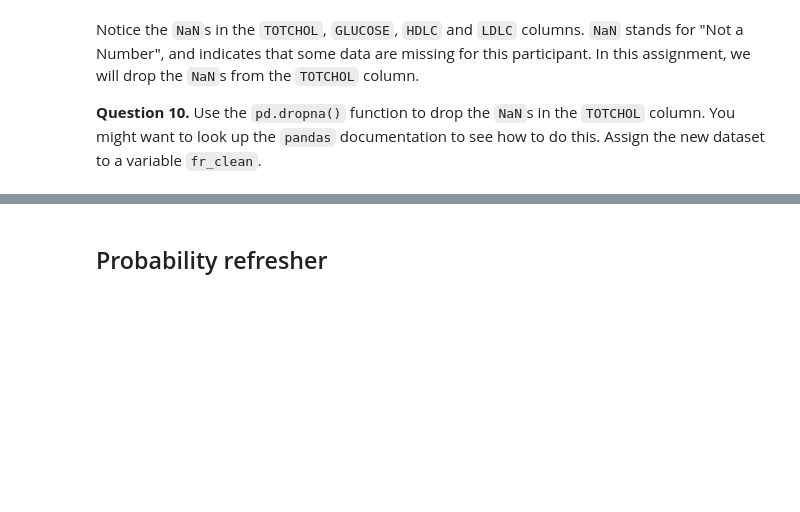
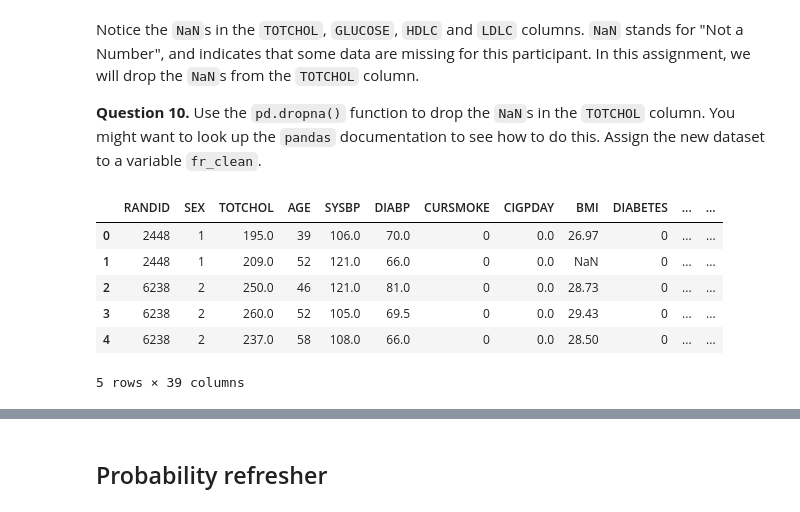
Before and after one commit to public-health-196/ph196-fa20, a Jupyter notebook: hw0/hw0.ipynb, the cells around one changed output, grey strips where cells are left out. Saved outputs shown, nothing was run; the diff lists cells and outputs as text; code cells hidden in the pictures; blank space fills up the shorter version.

```diff
--- a/hw0/hw0.ipynb
+++ b/hw0/hw0.ipynb
@@ -45,7 +50,7 @@ In this assignment, we'll be working with the `framingham` dataset from a compre
 
 *Hint 2:* To view the first five rows of `framingham`, you can use `framingham.head()`.
 # %%
-framingham = ...
+framingham = pd.read_csv("framingham_sample.csv")
 # View the first 5 rows
 # %% [markdown]
 Run the following cell to run some test cases that check your answer. You should treat these tests as sanity checks to make sure you're moving in the right direction. If you have the wrong answer, some of the tests will give you hints. If you pass the sanity checks you can be pretty confident you will get full credit on a problem. There aren't any tricky hidden test cases. We will lightly review code since not all the tests check for full correctness.
@@ -176,7 +210,15 @@ Notice the `NaN`s in the `TOTCHOL`, `GLUCOSE`, `HDLC` and `LDLC` columns. `NaN`
 
 **Question 10.** Use the `pd.dropna()` function to drop the `NaN`s in the `TOTCHOL` column. You might want to look up the `pandas` documentation to see how to do this. Assign the new dataset to a variable `fr_clean`.
 # %%
-fr_clean = ...
+fr_clean = framingham.dropna(axis = 0, subset = ["TOTCHOL"])
 fr_clean.head()
+# %% [output]
+|  | RANDID | SEX | TOTCHOL | AGE | SYSBP | DIABP | CURSMOKE | CIGPDAY | BMI | DIABETES | ... | ... |
+| 0 | 2448 | 1 | 195.0 | 39 | 106.0 | 70.0 | 0 | 0.0 | 26.97 | 0 | ... | ... |
+| 1 | 2448 | 1 | 209.0 | 52 | 121.0 | 66.0 | 0 | 0.0 | NaN | 0 | ... | ... |
+| 2 | 6238 | 2 | 250.0 | 46 | 121.0 | 81.0 | 0 | 0.0 | 28.73 | 0 | ... | ... |
+| 3 | 6238 | 2 | 260.0 | 52 | 105.0 | 69.5 | 0 | 0.0 | 29.43 | 0 | ... | ... |
+| 4 | 6238 | 2 | 237.0 | 58 | 108.0 | 66.0 | 0 | 0.0 | 28.50 | 0 | ... | ... |
+5 rows × 39 columns
 # %%
 _ = ok.grade("q10")
```
Also changed, not shown: parts of 10 cells of this notebook.
